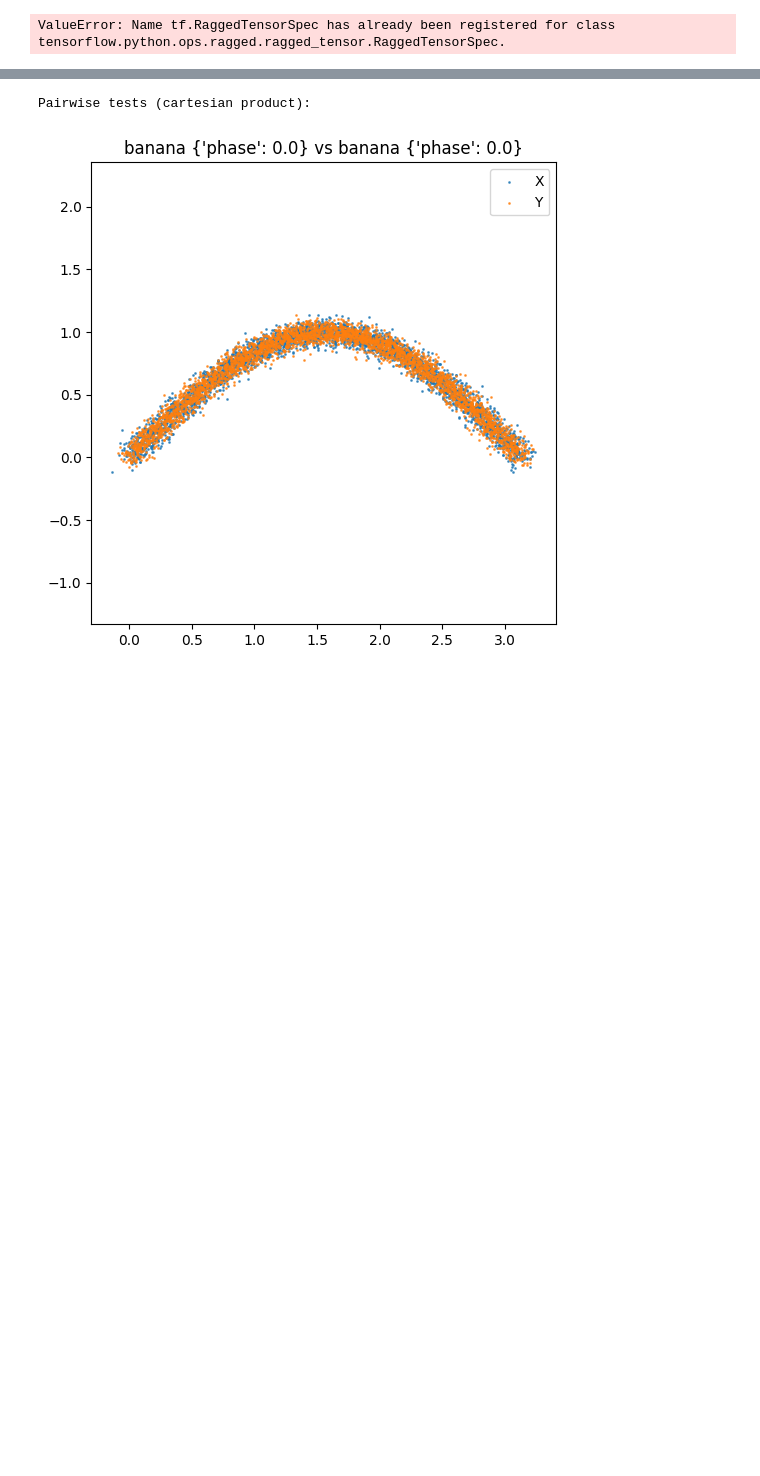
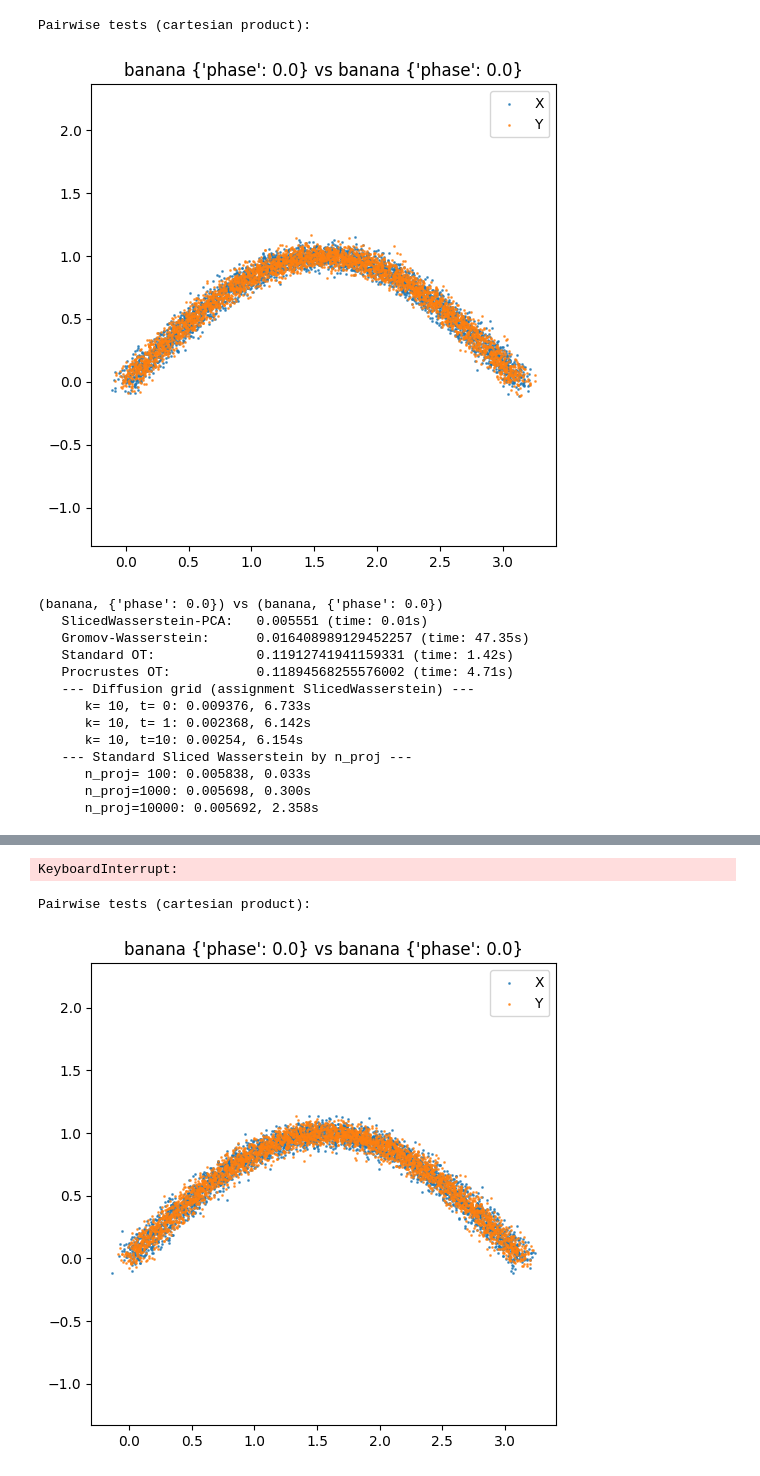
Before and after one commit to zakk-h/RISWIE, a Jupyter notebook: code.ipynb, the cells around one changed output, grey strips where cells are left out. Cells and saved outputs as stored; diff of their text form; code cells hidden in the pictures; blank space fills up the shorter version.

```diff
--- a/code.ipynb
+++ b/code.ipynb
@@ -76,9 +76,11 @@ def get_sorted_columns(A):
     return [np.sort(A[:, i]) for i in range(A.shape[1])]
 
 # write more general 1D Wasserstein distance
-def compute_1d_wasserstein_sorted(u_sorted, v_sorted):
-    # Both should be pre-sorted arrays
-    return np.mean((u_sorted - v_sorted)**2) # square is built in
+def compute_1d_wasserstein_sorted(u_sorted, v_sorted): # we don't need to pass in sorted arrays, we can change this later
+    n, m = len(u_sorted), len(v_sorted)
+    a = np.ones(n) / n
+    b = np.ones(m) / m
+    return (ot.lp.emd2_1d(u_sorted, v_sorted, a, b)) # W2^2
 
 def assignment_sliced_wasserstein(X, Y, AX, BY):
     k = AX.shape[1]
@@ -404,31 +406,45 @@ def test_framework():
         print()
         row = {
             'A_type': dtype1,
             'A_params': str(p1),
             'B_type': dtype2,
             'B_params': str(p2),
             'sliced_pca': d_pca,
             'sliced_pca_time': pca_time,
             'gromov_wasserstein': d_gw,
             'gromov_wasserstein_time': gw_time,
             'standard_ot': d_ot,
             'standard_ot_time': ot_time,
             'procrustes_ot': d_proc,
             'procrustes_ot_time': procrustes_time,
         }
         # Add diffusion results
         for (kk, tt), (dist, t_elapsed) in sorted(diffusion_results.items()):
             row[f'diffusion_k{kk}_t{tt}'] = dist
             row[f'diffusion_k{kk}_t{tt}_time'] = t_elapsed
         # Add SW projections
         for n_proj, (dist, t_elapsed) in sorted(sw_proj_results.items()):
             row[f'sw_proj{n_proj}'] = dist
             row[f'sw_proj{n_proj}_time'] = t_elapsed
         rows.append(row)
     df = pd.DataFrame(rows)
     df.to_csv('all_scores_per_pair.csv', index=False)
 
 if __name__ == '__main__':
     test_framework()
 # %% [output]
-ValueError: Name tf.RaggedTensorSpec has already been registered for class tensorflow.python.ops.ragged.ragged_tensor.RaggedTensorSpec.
+Pairwise tests (cartesian product):
+[figure, added]
+(banana, {'phase': 0.0}) vs (banana, {'phase': 0.0})
+   SlicedWasserstein-PCA:   0.005551 (time: 0.01s)
+   Gromov-Wasserstein:      0.016408989129452257 (time: 47.35s)
+   Standard OT:             0.11912741941159331 (time: 1.42s)
+   Procrustes OT:           0.11894568255576002 (time: 4.71s)
+   --- Diffusion grid (assignment SlicedWasserstein) ---
+      k= 10, t= 0: 0.009376, 6.733s
+      k= 10, t= 1: 0.002368, 6.142s
+      k= 10, t=10: 0.00254, 6.154s
+   --- Standard Sliced Wasserstein by n_proj ---
+      n_proj= 100: 0.005838, 0.033s
+      n_proj=1000: 0.005698, 0.300s
+      n_proj=10000: 0.005692, 2.358s
@@ -435,3 +452,4 @@ ValueError: Name tf.RaggedTensorSpec has already been registered for class tenso
+KeyboardInterrupt:
 # %%
 # %% [output]
 Pairwise tests (cartesian product):
```
Also changed, not shown: parts of 3 cells of this notebook.
